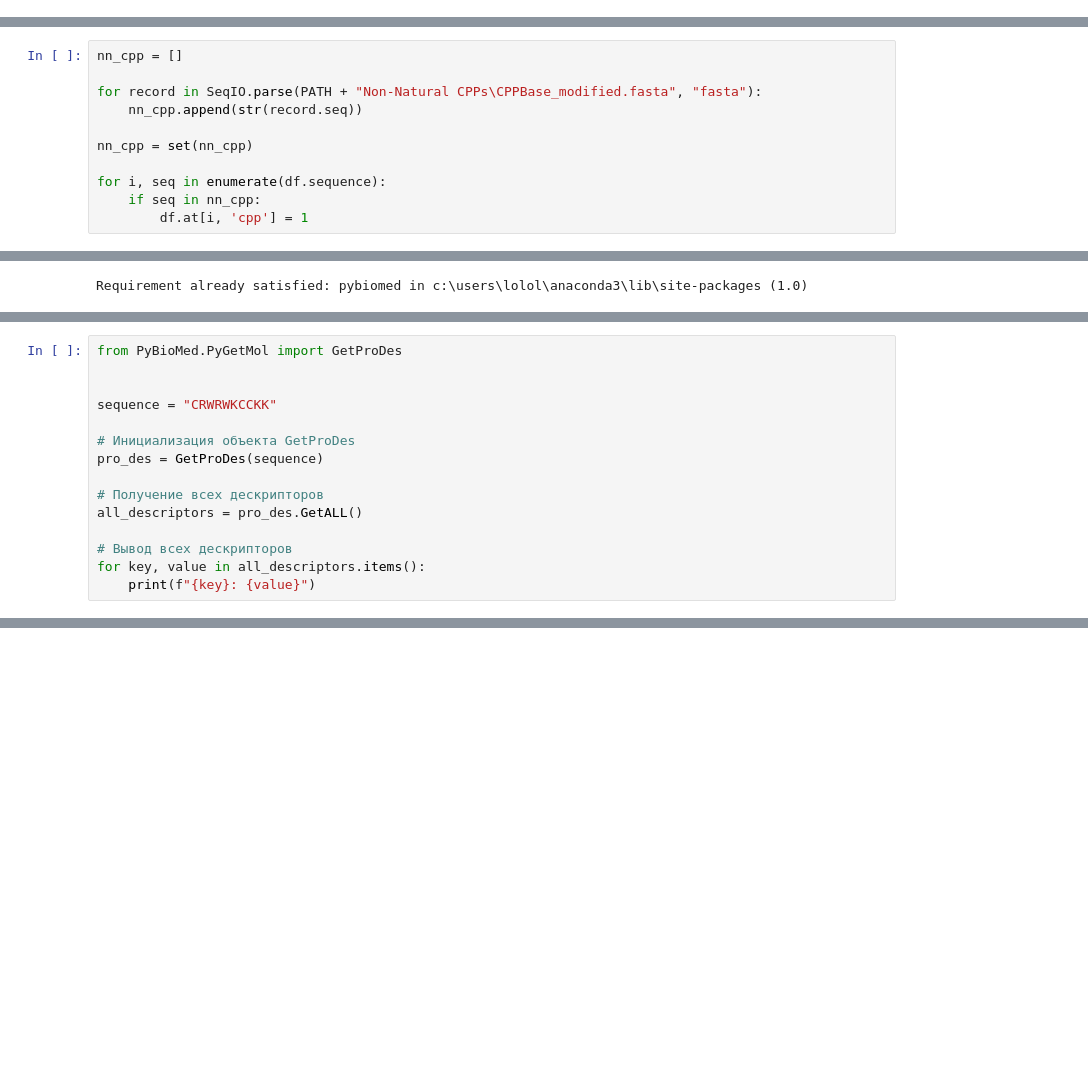
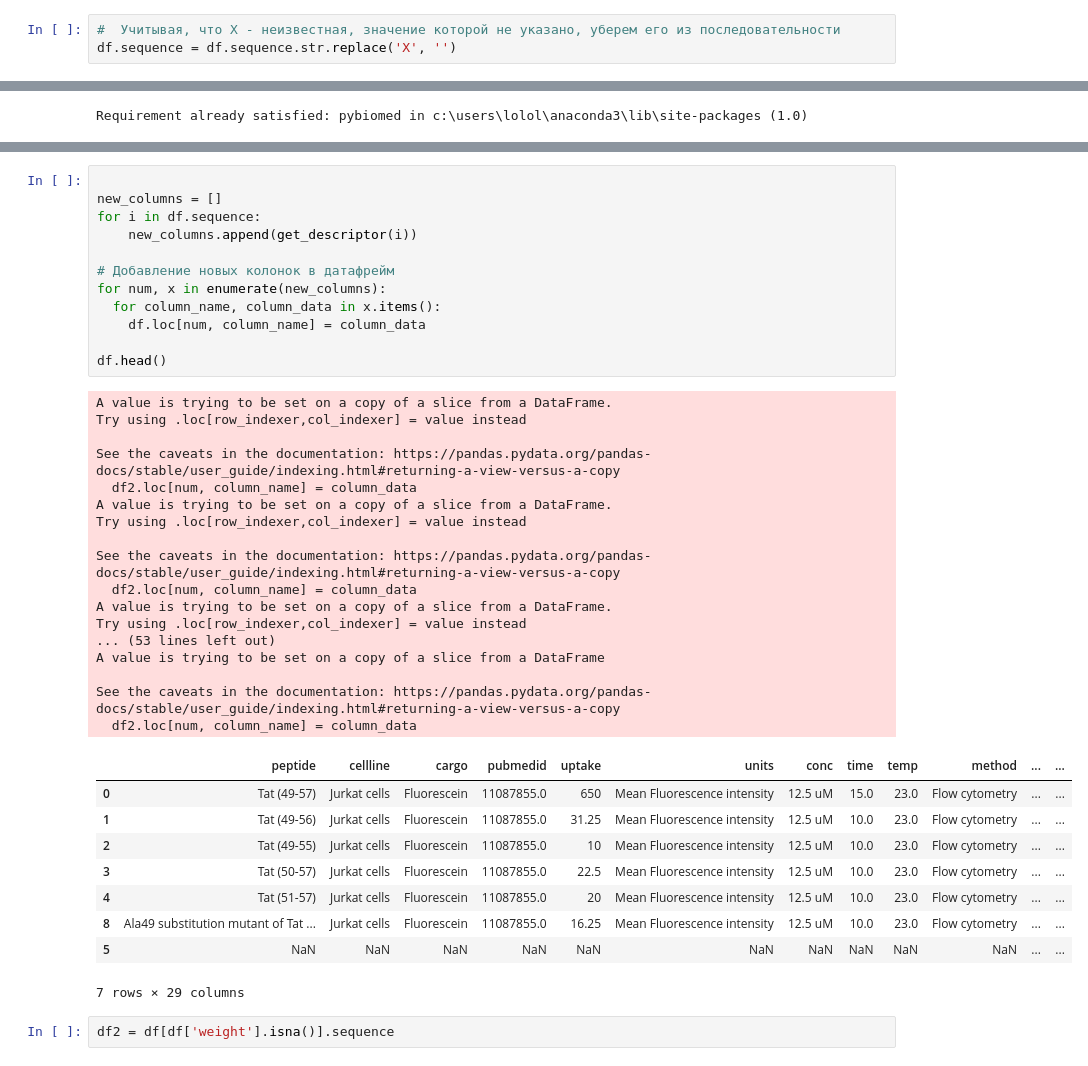
Before and after one commit to tame2tame/datacon2024, a Jupyter notebook: main.ipynb, the cells around one changed output, grey strips where cells are left out. Saved outputs shown, nothing was run; the diff lists cells and outputs as text; blank space fills up the shorter version.

Commit message:
add all descriptors

```diff
--- a/main.ipynb
+++ b/main.ipynb
@@ -316,3 +315,6 @@ df.head()
+# %%
+#  Учитывая, что Х - неизвестная, значение которой не указано, уберем его из последовательности
+df.sequence = df.sequence.str.replace('X', '')
 # %%
 from Bio import SeqIO
 from Bio.Seq import Seq
@@ -386,14 +388,3 @@ df.head()
 df['cpp'].unique()
 # %% [output]
 array([ 1., nan,  0.])
-# %%
-nn_cpp = []
-
-for record in SeqIO.parse(PATH + "Non-Natural CPPs\CPPBase_modified.fasta", "fasta"):
-    nn_cpp.append(str(record.seq))
-
-nn_cpp = set(nn_cpp)
-
-for i, seq in enumerate(df.sequence):
-    if seq in nn_cpp:
-        df.at[i, 'cpp'] = 1
@@ -425,16 +414 @@ cpp             1065
 dtype: int64
-# %%
-from PyBioMed.PyGetMol import GetProDes
-
-
-sequence = "CRWRWKCCKK"
-
-# Инициализация объекта GetProDes
-pro_des = GetProDes(sequence)
-
-# Получение всех дескрипторов
-all_descriptors = pro_des.GetALL()
-
-# Вывод всех дескрипторов
-for key, value in all_descriptors.items():
-    print(f"{key}: {value}")
@@ -442,0 +463,41 @@ ImportError: cannot import name 'GetProDes' from 'PyBioMed.PyGetMol' (c:\Users\l
+# %%
+
+new_columns = []
+for i in df.sequence:
+    new_columns.append(get_descriptor(i))
+
+# Добавление новых колонок в датафрейм
+for num, x in enumerate(new_columns):
+  for column_name, column_data in x.items():
+    df.loc[num, column_name] = column_data
+
+df.head()
+# %% [output]
+A value is trying to be set on a copy of a slice from a DataFrame.
+Try using .loc[row_indexer,col_indexer] = value instead
+
+See the caveats in the documentation: https://pandas.pydata.org/pandas-docs/stable/user_guide/indexing.html#returning-a-view-versus-a-copy
+  df2.loc[num, column_name] = column_data
+A value is trying to be set on a copy of a slice from a DataFrame.
+Try using .loc[row_indexer,col_indexer] = value instead
+
+See the caveats in the documentation: https://pandas.pydata.org/pandas-docs/stable/user_guide/indexing.html#returning-a-view-versus-a-copy
+  df2.loc[num, column_name] = column_data
+A value is trying to be set on a copy of a slice from a DataFrame.
+Try using .loc[row_indexer,col_indexer] = value instead
+... (53 lines left out)
+A value is trying to be set on a copy of a slice from a DataFrame
+
+See the caveats in the documentation: https://pandas.pydata.org/pandas-docs/stable/user_guide/indexing.html#returning-a-view-versus-a-copy
+  df2.loc[num, column_name] = column_data
+|  | peptide | cellline | cargo | pubmedid | uptake | units | conc | time | temp | method | ... | ... |
+| 0 | Tat (49-57) | Jurkat cells | Fluorescein | 11087855.0 | 650 | Mean Fluorescence intensity | 12.5 uM | 15.0 | 23.0 | Flow cytometry | ... | ... |
+| 1 | Tat (49-56) | Jurkat cells | Fluorescein | 11087855.0 | 31.25 | Mean Fluorescence intensity | 12.5 uM | 10.0 | 23.0 | Flow cytometry | ... | ... |
+| 2 | Tat (49-55) | Jurkat cells | Fluorescein | 11087855.0 | 10 | Mean Fluorescence intensity | 12.5 uM | 10.0 | 23.0 | Flow cytometry | ... | ... |
+| 3 | Tat (50-57) | Jurkat cells | Fluorescein | 11087855.0 | 22.5 | Mean Fluorescence intensity | 12.5 uM | 10.0 | 23.0 | Flow cytometry | ... | ... |
+| 4 | Tat (51-57) | Jurkat cells | Fluorescein | 11087855.0 | 20 | Mean Fluorescence intensity | 12.5 uM | 10.0 | 23.0 | Flow cytometry | ... | ... |
+| 8 | Ala49 substitution mutant of Tat ... | Jurkat cells | Fluorescein | 11087855.0 | 16.25 | Mean Fluorescence intensity | 12.5 uM | 10.0 | 23.0 | Flow cytometry | ... | ... |
+| 5 | NaN | NaN | NaN | NaN | NaN | NaN | NaN | NaN | NaN | NaN | ... | ... |
+7 rows × 29 columns
+# %%
+df2 = df[df['weight'].isna()].sequence
```
Also changed, not shown: parts of 8 cells of this notebook.
